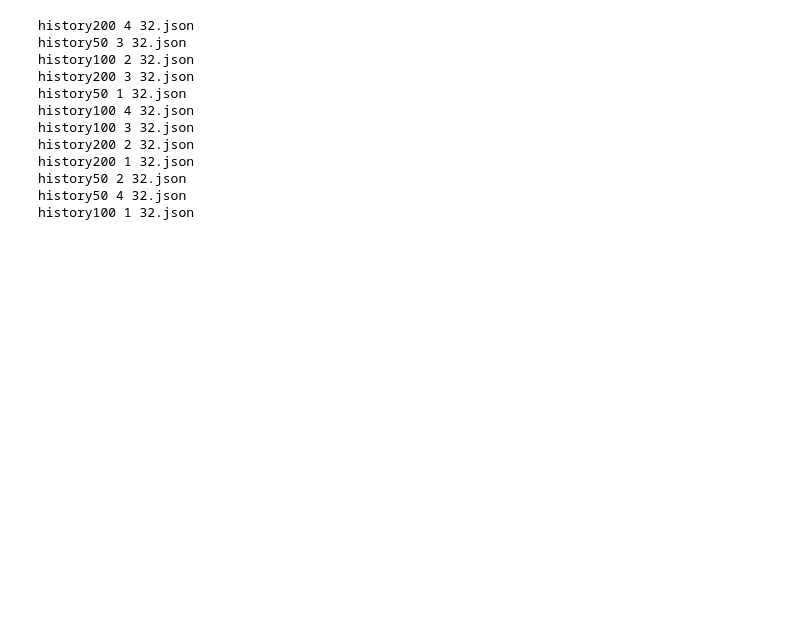
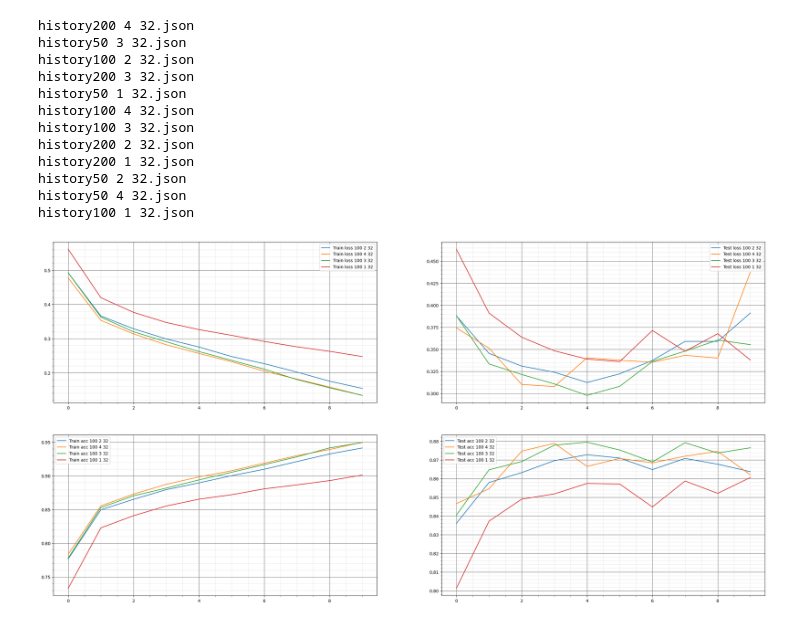
Before and after one commit to Argen7umCode/green_atom, a Jupyter notebook: notebooks/baseline.ipynb, the cells around one changed output. Cells and saved outputs as stored; diff of their text form; code cells hidden in the pictures; blank space fills up the shorter version.

```diff
--- a/notebooks/baseline.ipynb
+++ b/notebooks/baseline.ipynb
@@ -501,3 +522,8 @@ history200 1 32.json
 history50 2 32.json
 history50 4 32.json
 history100 1 32.json
+# %%
+keys = get_keys_history_by_equal_num(0, 100, histories)
+make_plots(get_histories_by_keys(keys, histories))
+# %% [output]
+[figure, added]
```
Also changed, not shown: parts of 25 cells of this notebook.
